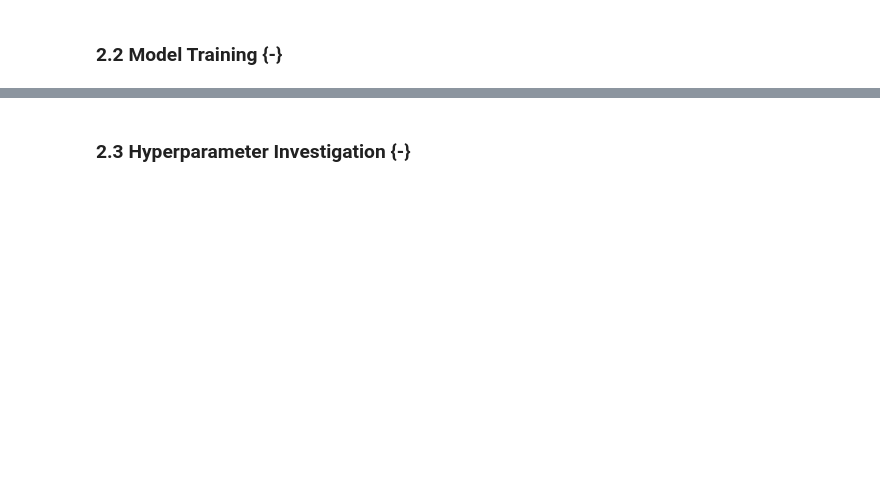
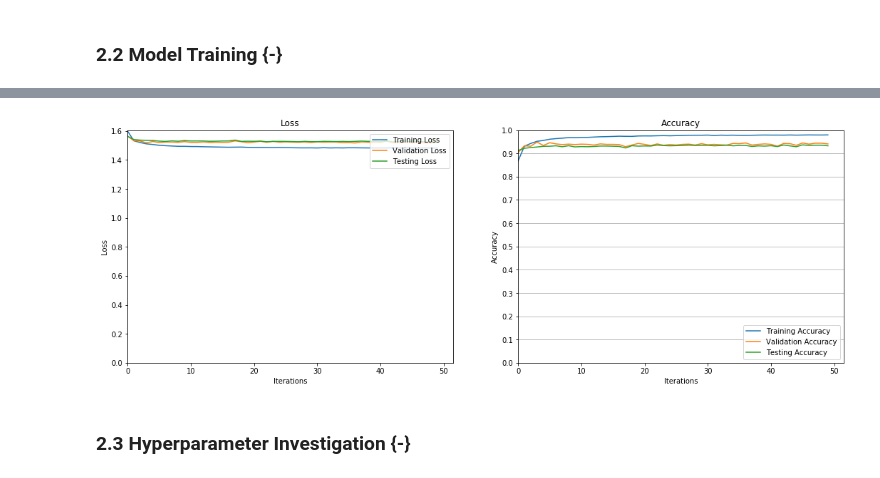
Before and after one commit to ekeilty17/ECE421-Assignments, a Jupyter notebook: A2/A2 WriteUp.ipynb, the cells around one changed output, grey strips where cells are left out. Cells and saved outputs as stored; diff of their text form; code cells hidden in the pictures; blank space fills up the shorter version.

```diff
--- a/A2/A2 WriteUp.ipynb
+++ b/A2/A2 WriteUp.ipynb
@@ -345,15 +351,17 @@ KeyboardInterrupt:
 # 2 Neural Networks in Tensorflow {-}
 ### 2.1 Model implementation {-}
 # %%
-# load data
+# load + reshape data
 trainData, validData, testData, trainTarget, validTarget, testTarget = loadData()
 trainData = trainData.reshape(15000,28,28,1)
+validData = validData.reshape(1000,28,28,1)
+testData = testData.reshape(2724,28,28,1)
 # one-hot encode
 train_labels, valid_labels, test_labels = convertOneHot(trainTarget, validTarget, testTarget)
 
 # training params
+learning_rate = 0.0001
 epochs = 50
-learning_rate = 0.0001
 batch_size = 32
 
 # create model
@@ -380,16 +388,3 @@ model.add(layers.Softmax())
 model.compile(optimizer=tf.keras.optimizers.Adam(lr=learning_rate),
               loss=tf.keras.losses.CategoricalCrossentropy(from_logits=True),
               metrics=['accuracy'])
-
-# train
-history = model.fit(trainData, train_labels, epochs=epochs, batch_size=batch_size)
-
-# plot accuracy per epoch
-# plt.plot(history.history['accuracy'], label='accuracy')
-# plt.plot(history.history['val_accuracy'], label = 'val_accuracy')
-# plt.xlabel('Epoch')
-# plt.ylabel('Accuracy')
-# plt.ylim([0.5, 1])
-# plt.legend(loc='lower right')
-
-# test_loss, test_acc = model.evaluate(test_images,  test_labels, verbose=2)
@@ -396,2 +403,47 @@ history = model.fit(trainData, train_labels, epochs=epochs, batch_size=batch_siz
 # %% [markdown]
 ### 2.2 Model Training {-}
+# %%
+# callback to test after each epoch
+class TestCallback(tf.keras.callbacks.Callback):
+  def __init__(self, test_data):
+    self.test_data = test_data
+    self.test_acc = []
+    self.test_loss = []
+
+  def on_epoch_end(self, epoch, logs=None):
+    # perform a test per epoch
+    x, y = self.test_data
+    loss, acc = self.model.evaluate(x, y, verbose=0, batch_size=32)
+    self.test_loss.append(loss)
+    self.test_acc.append(acc)
+    # append to returned dictionary
+    logs["test_loss"] = self.test_loss
+    logs["test_acc"] = self.test_acc
+
+
+# train
+history = model.fit(trainData, train_labels,
+                    validation_data = (validData, valid_labels),
+                    epochs=epochs,
+                    batch_size=batch_size,
+                    callbacks=[TestCallback((testData, test_labels))],
+                    verbose=0,  # 0 = silent, 1 = per epoch
+                    shuffle=True)
+
+# print(history.history)
+
+# plot accuracy + loss
+train_acc = history.history["acc"]
+val_acc = history.history["val_acc"]
+test_acc = history.history["test_acc"][0]
+train_loss = history.history["loss"]
+val_loss = history.history["val_loss"]
+test_loss = history.history["test_loss"][0]
+
+display_statistics(train_loss=train_loss,
+                   train_acc=train_acc,
+                   valid_loss=val_loss,
+                   valid_acc=val_acc,
+                   test_loss=test_loss,
+                   test_acc=test_acc)
+# %% [output]
@@ -398,2 +453,3 @@ history = model.fit(trainData, train_labels, epochs=epochs, batch_size=batch_siz
+[figure, added]
 # %% [markdown]
 ### 2.3 Hyperparameter Investigation {-}
```
Also changed, not shown: parts of 11 cells of this notebook.
